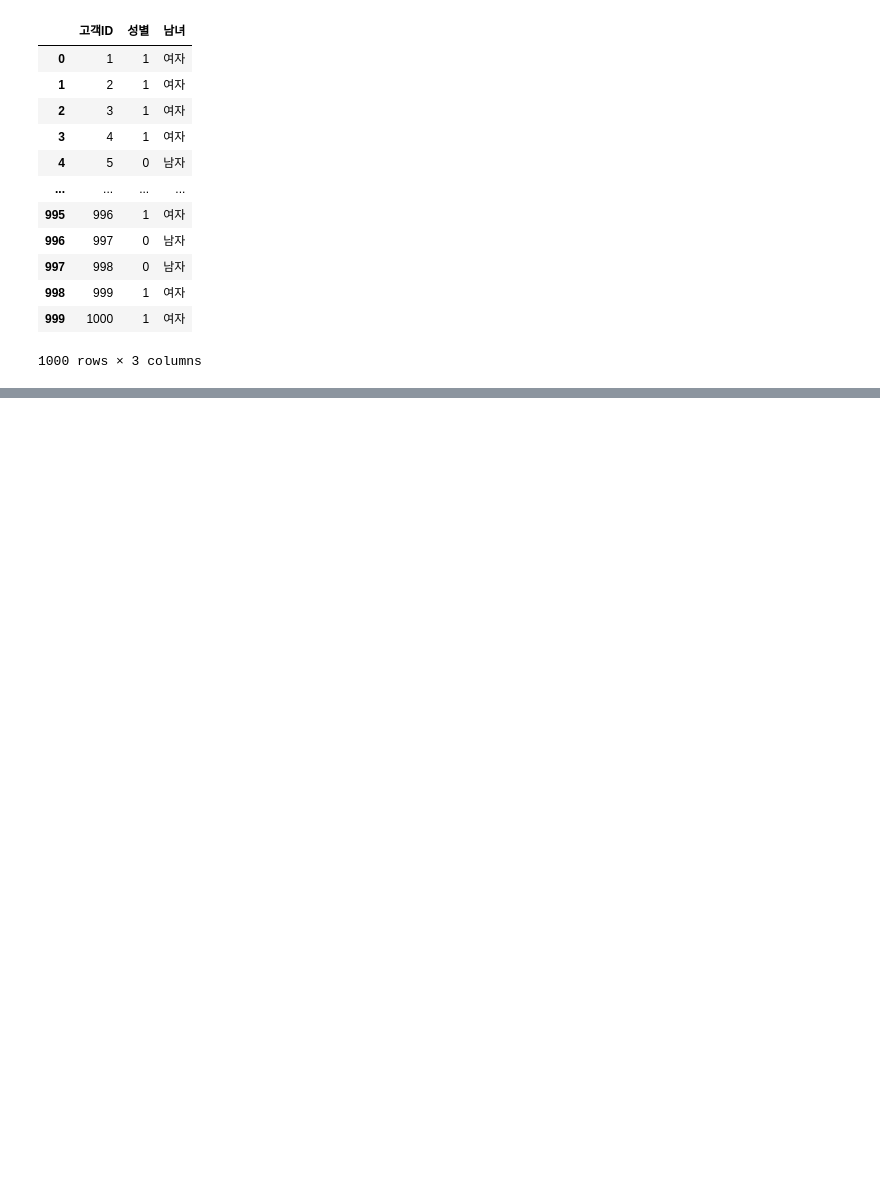
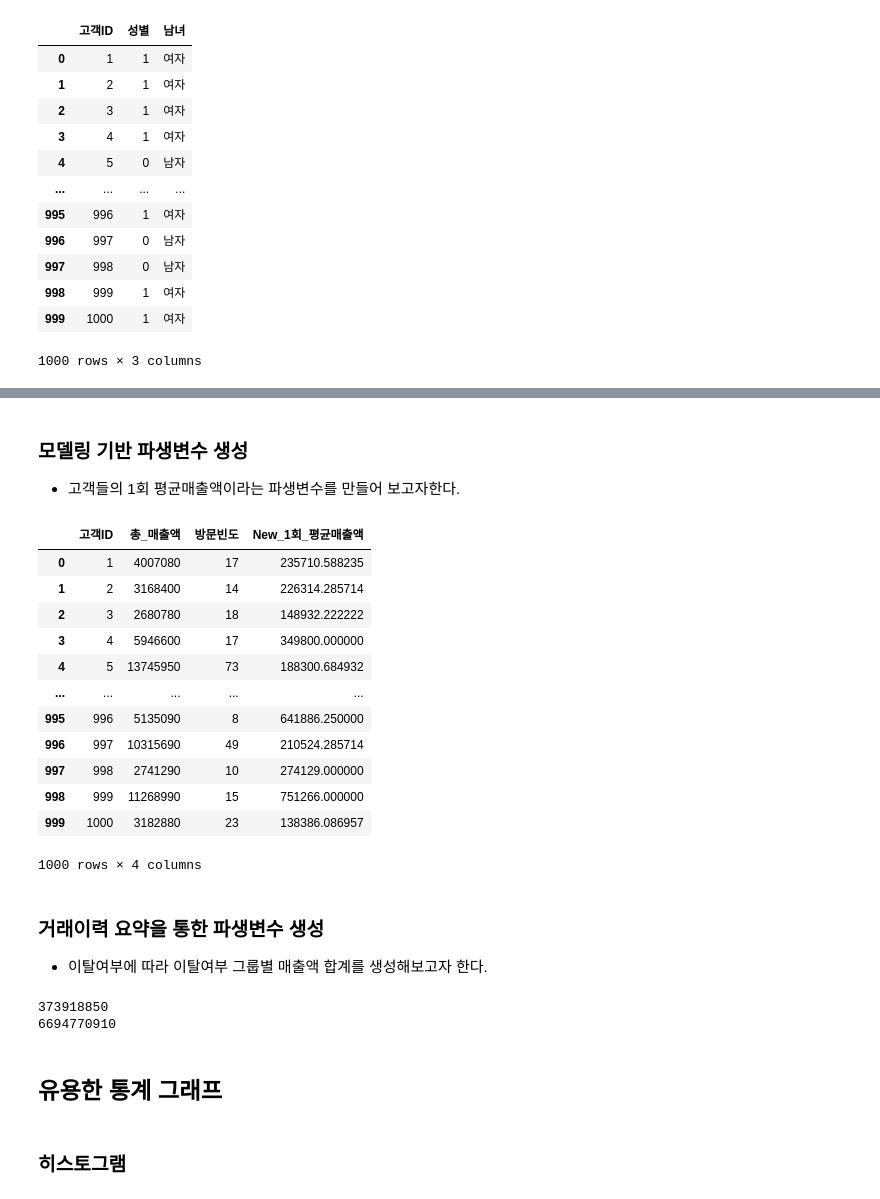
Before and after one commit to OH1107/self_study, a Jupyter notebook: training/4장_데이터_전처리_및_기초분석.ipynb, the cells around one changed output, grey strips where cells are left out. Saved outputs shown, nothing was run; the diff lists cells and outputs as text; code cells hidden in the pictures; blank space fills up the shorter version.

```diff
--- a/training/4장_데이터_전처리_및_기초분석.ipynb
+++ b/training/4장_데이터_전처리_및_기초분석.ipynb
@@ -174,0 +187,3 @@ df[['고객ID','성별','남녀']]
+# %%
+df['New고객등급']=np.where(df.총_매출액>=5000000, '상', np.where(df.총_매출액>=3000000, '중', '하'))
+df[['고객ID','총_매출액','New고객등급']]
@@ -174,0 +204,36 @@ df[['고객ID','성별','남녀']]
+# %% [markdown]
+### 모델링 기반 파생변수 생성
+- 고객들의 1회 평균매출액이라는 파생변수를 만들어 보고자한다.
+# %%
+df['New_1회_평균매출액']=df['총_매출액']/df['방문빈도']
+df[['고객ID','총_매출액','방문빈도','New_1회_평균매출액']]
+# %% [output]
+|  | 고객ID | 총_매출액 | 방문빈도 | New_1회_평균매출액 |
+| 0 | 1 | 4007080 | 17 | 235710.588235 |
+| 1 | 2 | 3168400 | 14 | 226314.285714 |
+| 2 | 3 | 2680780 | 18 | 148932.222222 |
+| 3 | 4 | 5946600 | 17 | 349800.000000 |
+| 4 | 5 | 13745950 | 73 | 188300.684932 |
+| ... | ... | ... | ... | ... |
+| 995 | 996 | 5135090 | 8 | 641886.250000 |
+| 996 | 997 | 10315690 | 49 | 210524.285714 |
+| 997 | 998 | 2741290 | 10 | 274129.000000 |
+| 998 | 999 | 11268990 | 15 | 751266.000000 |
+| 999 | 1000 | 3182880 | 23 | 138386.086957 |
+1000 rows × 4 columns
+# %% [markdown]
+### 거래이력 요약을 통한 파생변수 생성
+- 이탈여부에 따라 이탈여부 그룹별 매출액 합계를 생성해보고자 한다.
+# %%
+churn_customer = df[df.이탈여부==1]
+Non_churn_customer = df[df.이탈여부==0]
+
+print(sum(churn_customer.총_매출액))
+print(sum(Non_churn_customer.총_매출액))
+# %% [output]
+373918850
+6694770910
+# %% [markdown]
+## 유용한 통계 그래프
+# %% [markdown]
+### 히스토그램
```
Also changed, not shown: parts of 16 cells of this notebook.
